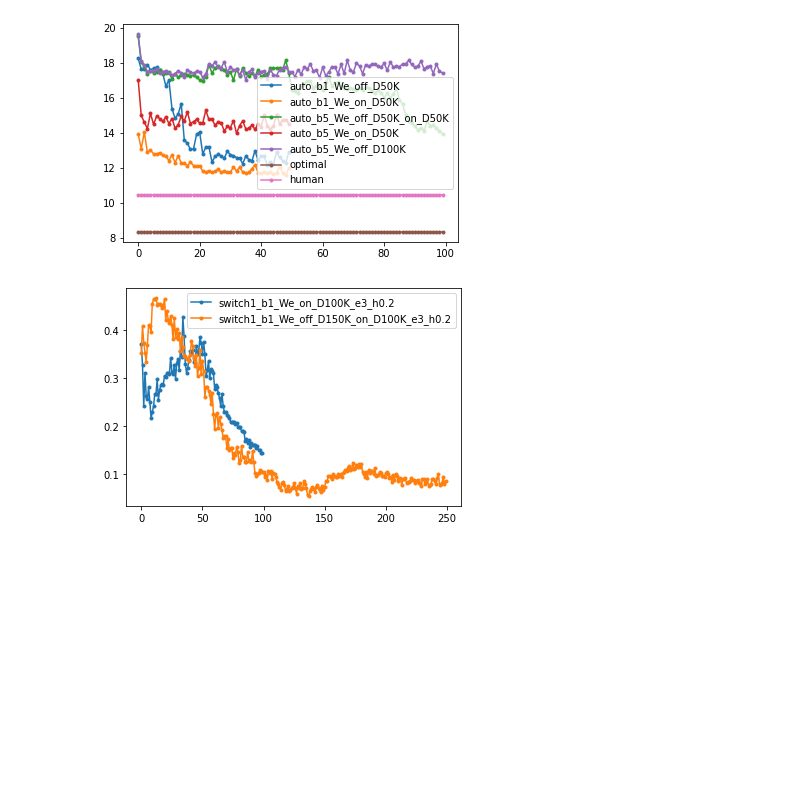
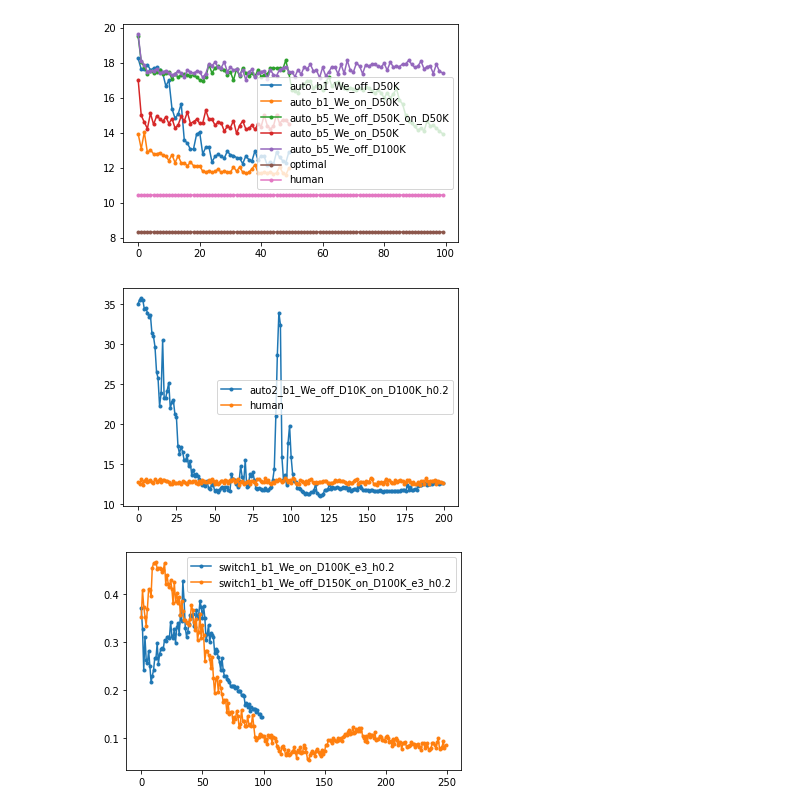
Before and after one commit to ElenStr/human-machine-switching, a Jupyter notebook: run_experiments.ipynb, the cells around one changed output. Drawn from its saved outputs; the diff is of its cells as text; code cells hidden in the pictures; blank space fills up the shorter version.

```diff
--- a/run_experiments.ipynb
+++ b/run_experiments.ipynb
@@ -69,8 +69,8 @@ epsilon = eps_fn
 # %% [markdown]
 ### Initialize Agents
 # %%
-human  = NoisyDriverAgent(env_generator, noise_sd=estimation_noise, noise_sw=switching_noise, c_H=c_H)
-human_perf = NoisyDriverAgent(env_generator, noise_sd=0.0, noise_sw=switching_noise, c_H=c_H)
+human  = NoisyDriverAgent(env_generator, prob_wrong=estimation_noise, noise_sw=switching_noise, c_H=c_H)
+human_perf = NoisyDriverAgent(env_generator, prob_wrong=0.0, noise_sw=switching_noise, c_H=c_H)
 
 machine = MachineDriverAgent(n_state_features, n_actions, optimizer_fn, c_M=c_M, entropy_weight = 0.0, batch_size=batch_size)
 
@@ -104,9 +104,9 @@ n_episodes = 50000
 Wall time: 0 ns
 # %%
 
-with open(f'{ROOT_DIR}/outputs/trajectories/human1_{estimation_noise}_{switching_noise}_{init_traffic_level}_trajectories_{n_traj}_pureState', 'rb') as file:
+with open(f'{ROOT_DIR}/outputs/trajectories/human2_{estimation_noise}_{switching_noise}_{init_traffic_level}_trajectories_{n_traj}_pureState', 'rb') as file:
     trajectories = pickle.load(file)
-with open(f'{ROOT_DIR}/outputs/trajectories/human1_{estimation_noise}_{switching_noise}_{init_traffic_level}_trajectories_{n_traj}_agent_pureState', 'rb') as file:
+with open(f'{ROOT_DIR}/outputs/trajectories/human2_{estimation_noise}_{switching_noise}_{init_traffic_level}_trajectories_{n_traj}_agent_pureState', 'rb') as file:
     human = pickle.load(file)
 with open(f'{ROOT_DIR}/outputs/on_line_set_{n_episodes}_{init_traffic_level}', 'rb') as file:
     on_line_set = pickle.load(file)
@@ -251,6 +279,15 @@ agents = ['auto_b1_We_off_D50K','auto_b1_We_on_D50K','auto_b5_We_off_D50K_on_D50
 plot_performance(root_dir, eval_set, agents, 8.372, human_c=10.5  )
 # %% [output]
 [figure]
+# %%
+setting = 2
+with open(f'{ROOT_DIR}/outputs/trajectories/human{setting}_0.2_{switching_noise}_{init_traffic_level}_trajectories_10000_agent_pureState', 'rb') as file:
+        human = pickle.load(file)
+        root_dir = f'{ROOT_DIR}/results/'
+        agents = [f'auto{setting}_b1_We_off_D10K_on_D100K_h0.2']
+        df = plot_performance(root_dir,eval_set, agents, human_cost_flat = False, human=human)
+# %% [output]
+[figure, added]
 # %%
 for setting in [1,2]:
     with open(f'{ROOT_DIR}/outputs/trajectories/human{setting}_0.2_{switching_noise}_{init_traffic_level}_trajectories_150000_agent_pureState', 'rb') as file:
```
Also changed, not shown: parts of 3 cells of this notebook, 3 other files.
